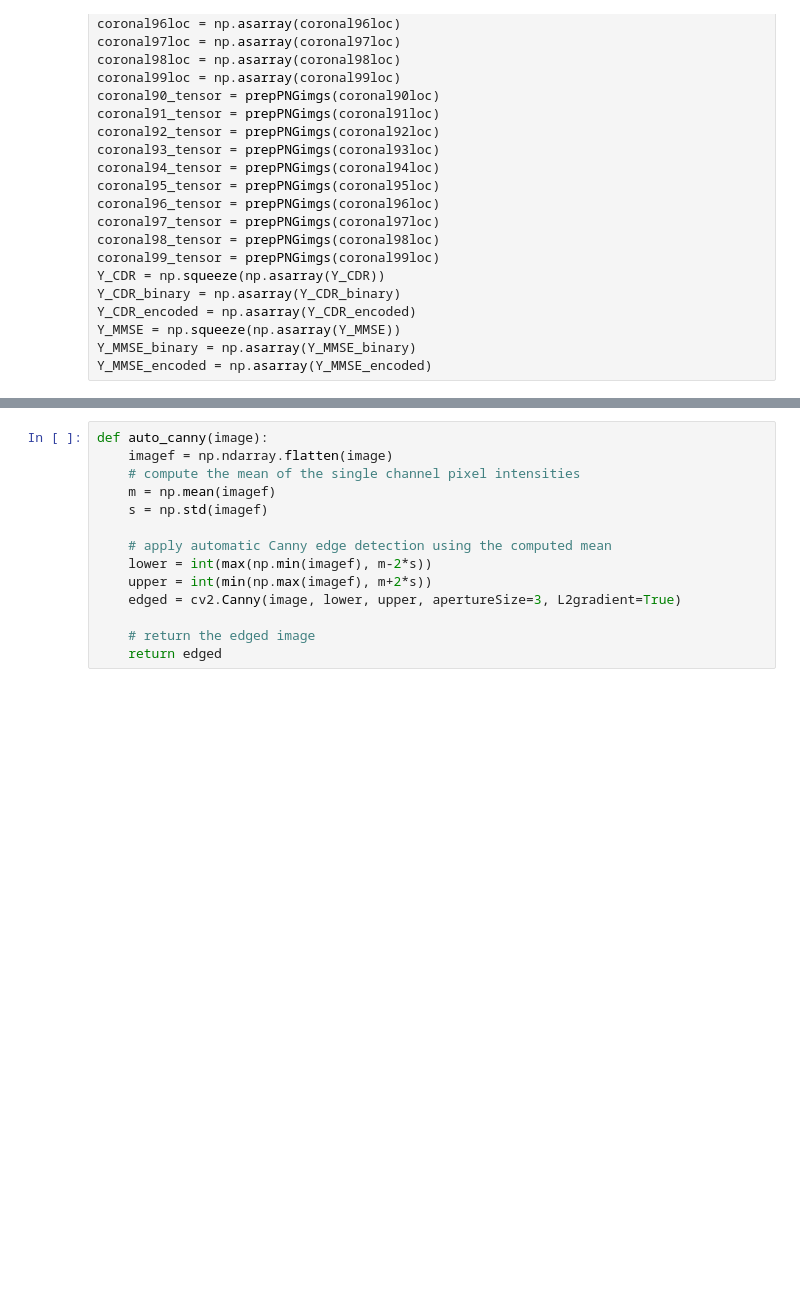
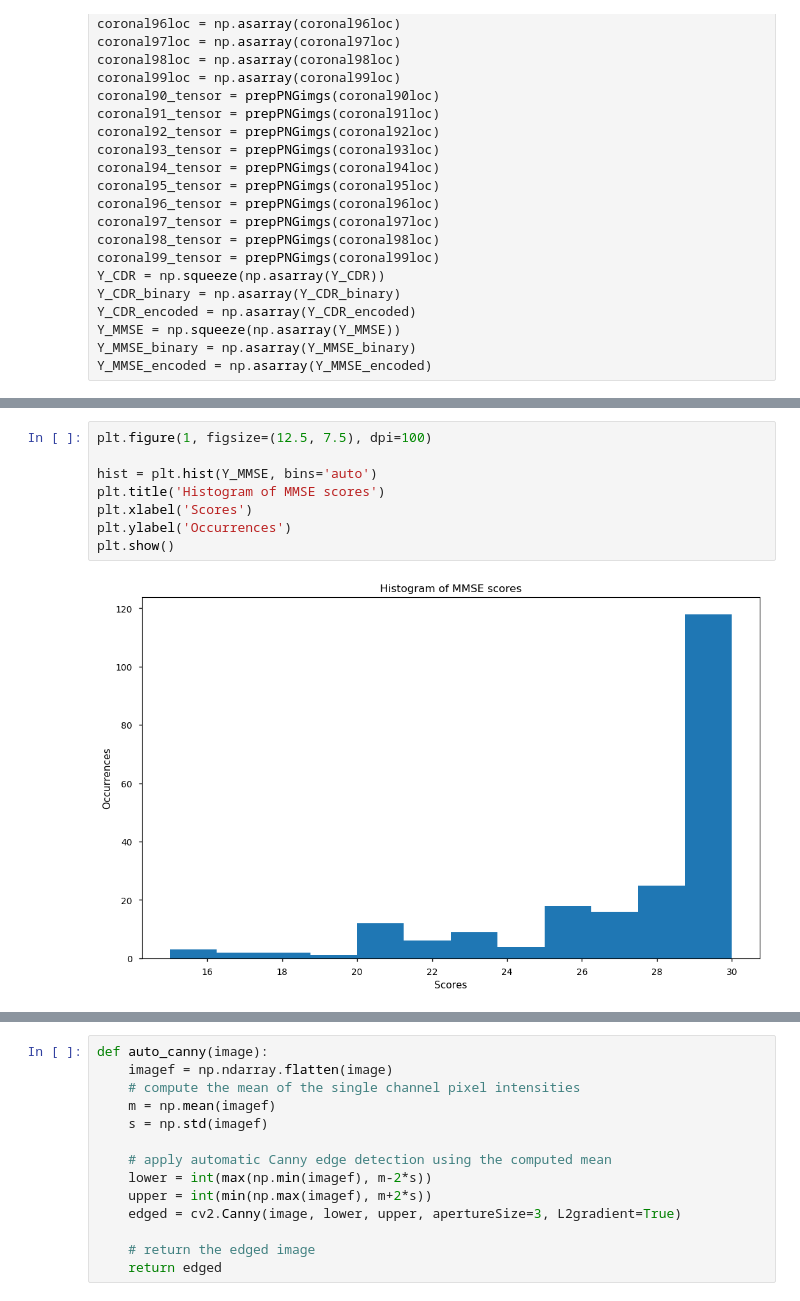
Before and after one commit to shak360/UCLA-BE188-Meyer-2018-Winter-Final-Project, a Jupyter notebook: final_project_notebook.ipynb, the cells around one changed output, grey strips where cells are left out. Drawn from its saved outputs; the diff is of its cells as text; blank space fills up the shorter version.

```diff
--- a/final_project_notebook.ipynb
+++ b/final_project_notebook.ipynb
@@ -203,0 +275,10 @@ Y_MMSE_encoded = np.asarray(Y_MMSE_encoded)
+# %%
+plt.figure(1, figsize=(12.5, 7.5), dpi=100)
+
+hist = plt.hist(Y_MMSE, bins='auto')
+plt.title('Histogram of MMSE scores')
+plt.xlabel('Scores')
+plt.ylabel('Occurrences')
+plt.show()
+# %% [output]
+[figure, added]
```
Also changed, not shown: parts of 77 cells of this notebook, 4 other files.
